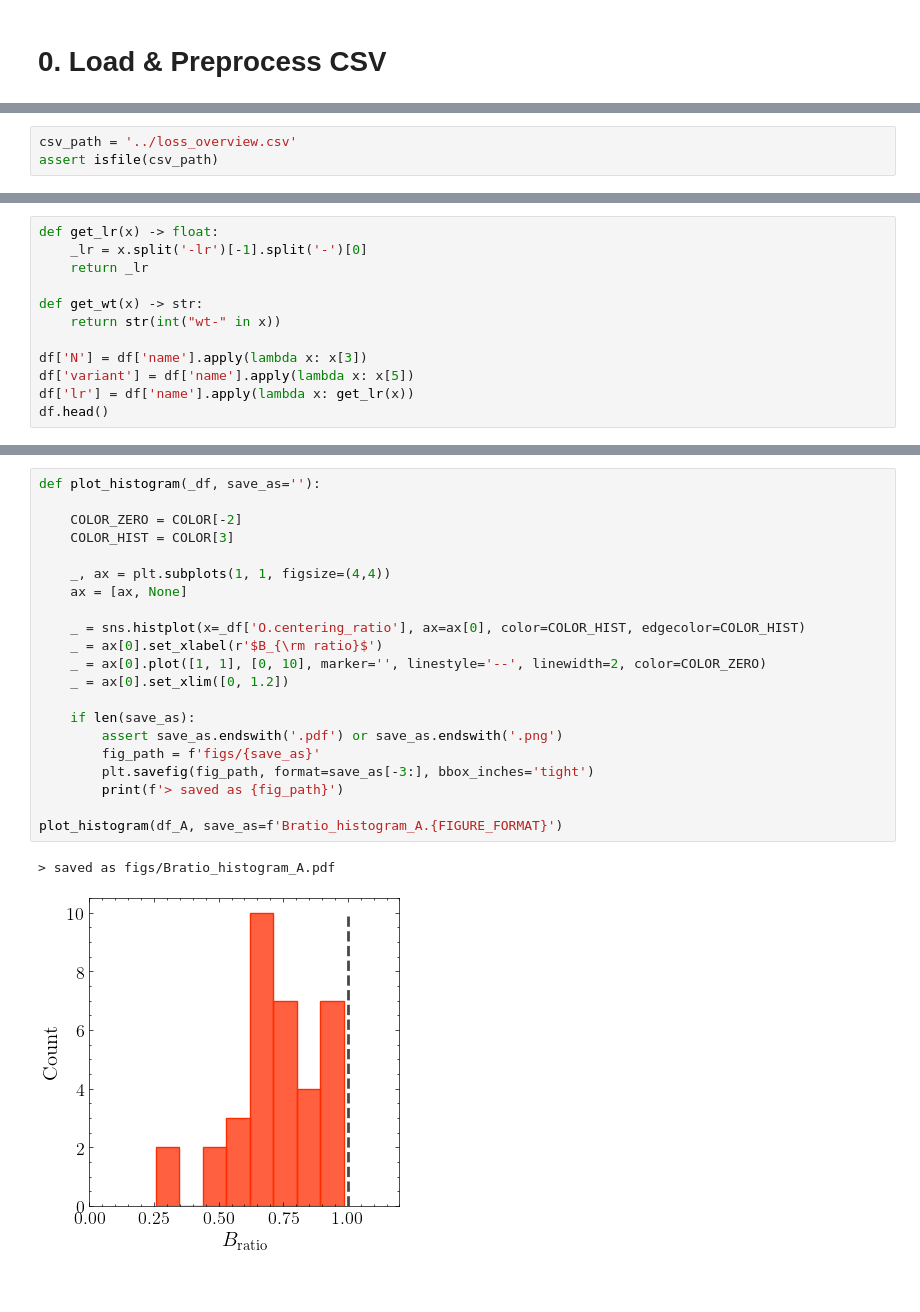
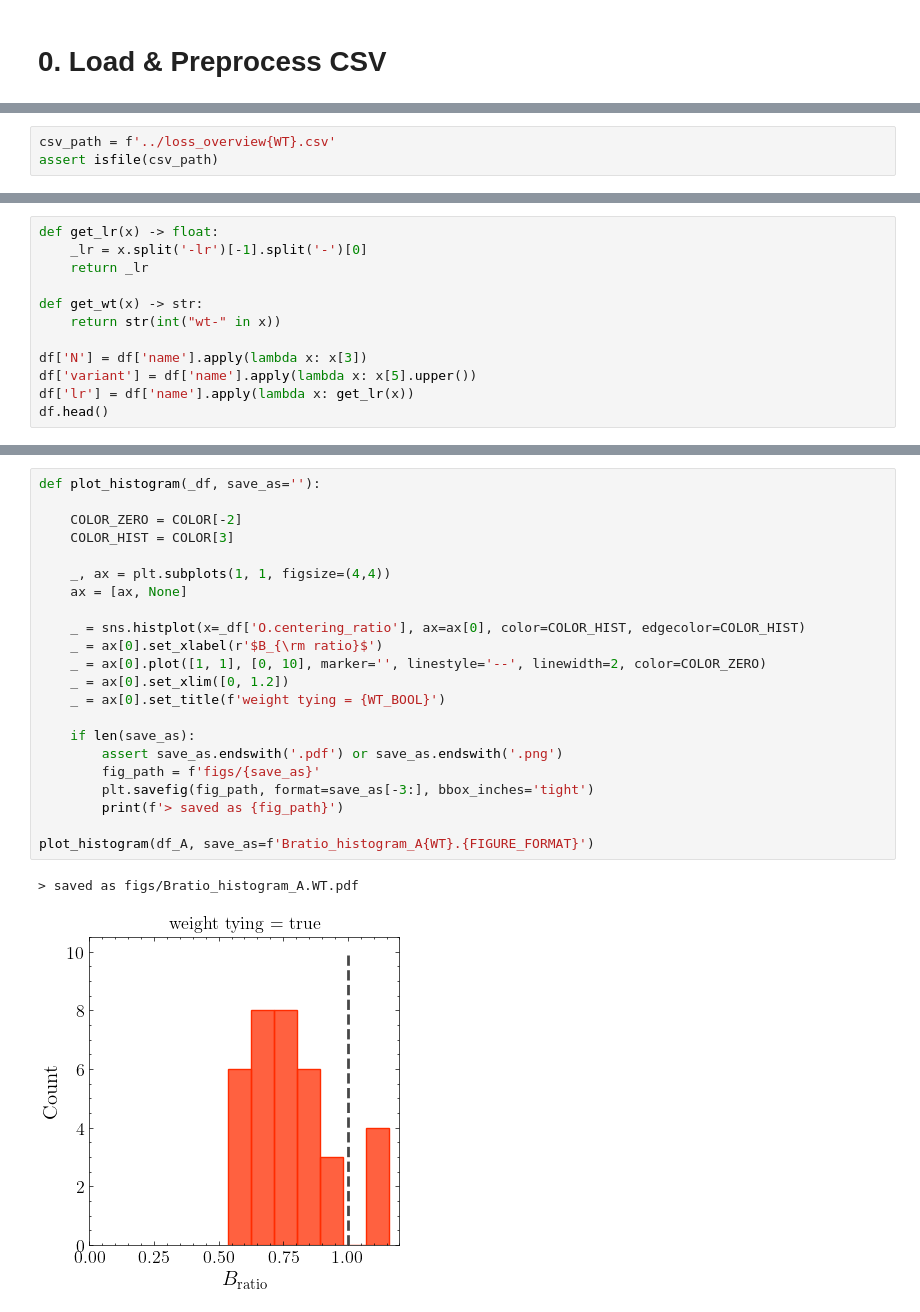
Before and after one commit to flxst/output-embedding-centering, a Jupyter notebook: results/Analyze_Bratio.ipynb, the cells around one changed output, grey strips where cells are left out. Drawn from its saved outputs; the diff is of its cells as text; blank space fills up the shorter version.

Commit message:
additional experiments using logit soft-capping & weight tying (analysis)

```diff
--- a/results/Analyze_Bratio.ipynb
+++ b/results/Analyze_Bratio.ipynb
@@ -54,5 +60,5 @@ PREFIX = 'wor'
 # %%
-csv_path = '../loss_overview.csv'
+csv_path = f'../loss_overview{WT}.csv'
 assert isfile(csv_path)
 # %%
 df = pd.read_csv(csv_path)
@@ -111,7 +117,7 @@ def get_wt(x) -> str:
     return str(int("wt-" in x))
 
 df['N'] = df['name'].apply(lambda x: x[3])
-df['variant'] = df['name'].apply(lambda x: x[5])
+df['variant'] = df['name'].apply(lambda x: x[5].upper())
 df['lr'] = df['name'].apply(lambda x: get_lr(x))
 df.head()
 # %% [output]
@@ -145,27 +153,28 @@ df_A
 # %%
 def plot_histogram(_df, save_as=''):
 
     COLOR_ZERO = COLOR[-2]
     COLOR_HIST = COLOR[3]
 
     _, ax = plt.subplots(1, 1, figsize=(4,4))
     ax = [ax, None]
 
     _ = sns.histplot(x=_df['O.centering_ratio'], ax=ax[0], color=COLOR_HIST, edgecolor=COLOR_HIST)
     _ = ax[0].set_xlabel(r'$B_{\rm ratio}$')
     _ = ax[0].plot([1, 1], [0, 10], marker='', linestyle='--', linewidth=2, color=COLOR_ZERO)
     _ = ax[0].set_xlim([0, 1.2])
+    _ = ax[0].set_title(f'weight tying = {WT_BOOL}')
 
     if len(save_as):
         assert save_as.endswith('.pdf') or save_as.endswith('.png')
         fig_path = f'figs/{save_as}'
         plt.savefig(fig_path, format=save_as[-3:], bbox_inches='tight')
         print(f'> saved as {fig_path}')
 
-plot_histogram(df_A, save_as=f'Bratio_histogram_A.{FIGURE_FORMAT}')
+plot_histogram(df_A, save_as=f'Bratio_histogram_A{WT}.{FIGURE_FORMAT}')
 # %% [output]
-> saved as figs/Bratio_histogram_A.pdf
+> saved as figs/Bratio_histogram_A.WT.pdf
-[figure, old version]
+[figure, new version]
 # %%
 def write_tex_table(_df, tex_path):
     rows = []
```
Also changed, not shown: parts of 9 cells of this notebook, 43 other files.
